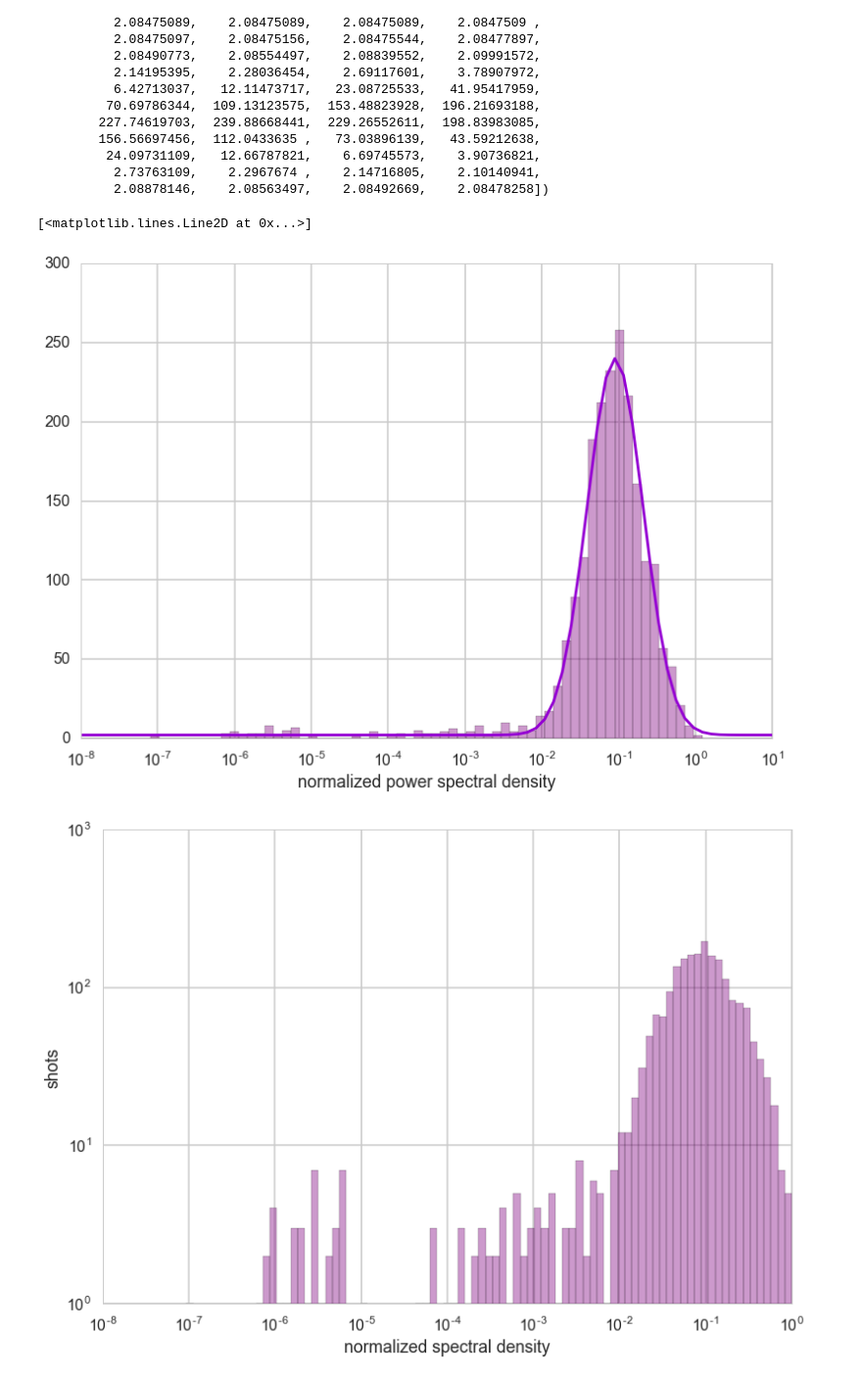
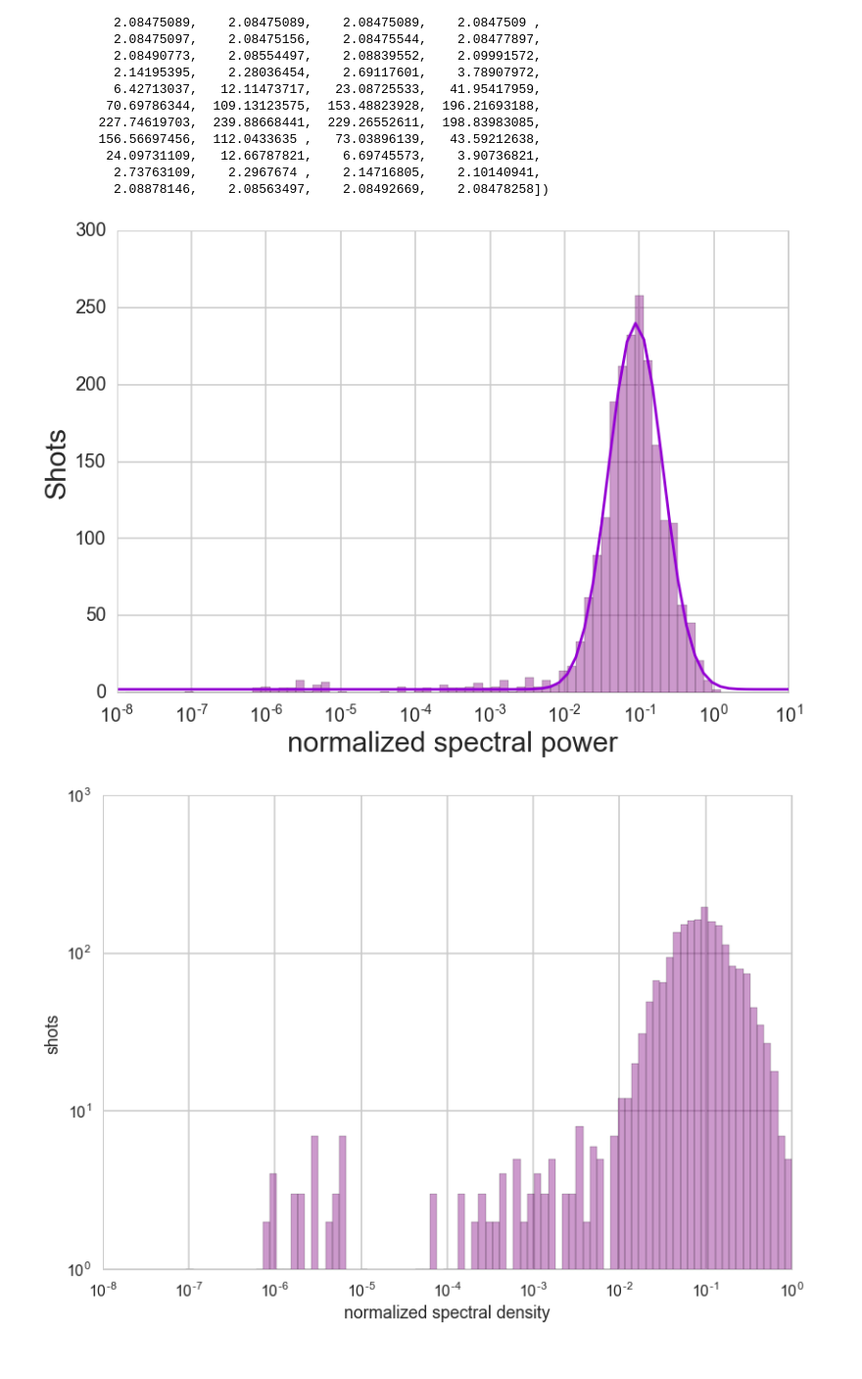
Before and after one commit to jensv/relative_canonical_helicity, a Jupyter notebook: look_at_shot_heuristics.ipynb, the cells around one changed output. Shown at 98% size. Saved outputs shown, nothing was run; the diff lists cells and outputs as text; code cells hidden in the pictures.

```diff
--- a/look_at_shot_heuristics.ipynb
+++ b/look_at_shot_heuristics.ipynb
@@ -171,12 +171,14 @@ array([   2.08475089,    2.08475089,    2.08475089,    2.08475089,
           2.73763109,    2.2967674 ,    2.14716805,    2.10140941,
           2.08878146,    2.08563497,    2.08492669,    2.08478258])
 # %%
-axes = sns.distplot(spectral_density, axlabel=r'normalized power spectral density', color='purple', bins=bins, kde=False)
+axes = sns.distplot(spectral_density, axlabel=r'normalized spectral power', color='purple', bins=bins, kde=False)
 axes.set_xscale('log')
+axes.set_xlabel(axes.get_xlabel(), fontsize=30)
+axes.set_ylabel('Shots', fontsize=30)
 plt.plot(bins, fit_func_pure_gauss(np.log(bins), *parameters), color='darkviolet')
+plt.tick_params(axis='both', which='major', labelsize=20)
 # %% [output]
-[<matplotlib.lines.Line2D at 0x...>]
-[figure, old version]
+[figure, new version]
 # %%
 connection = sqlite3.connect('shots.db')
 cursor = connection.cursor()
```
Also changed, not shown: parts of 2 cells of this notebook, 1 other file.
